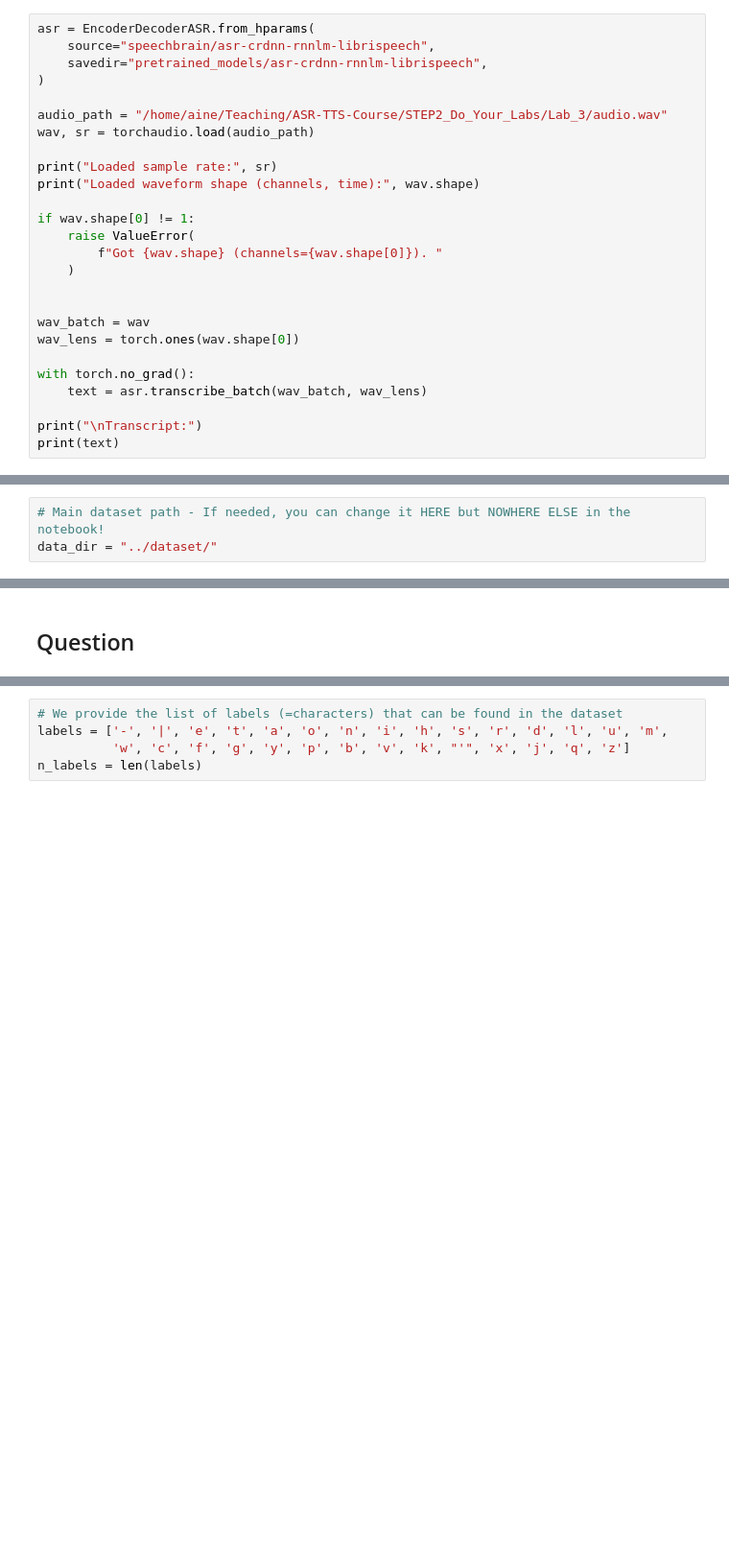
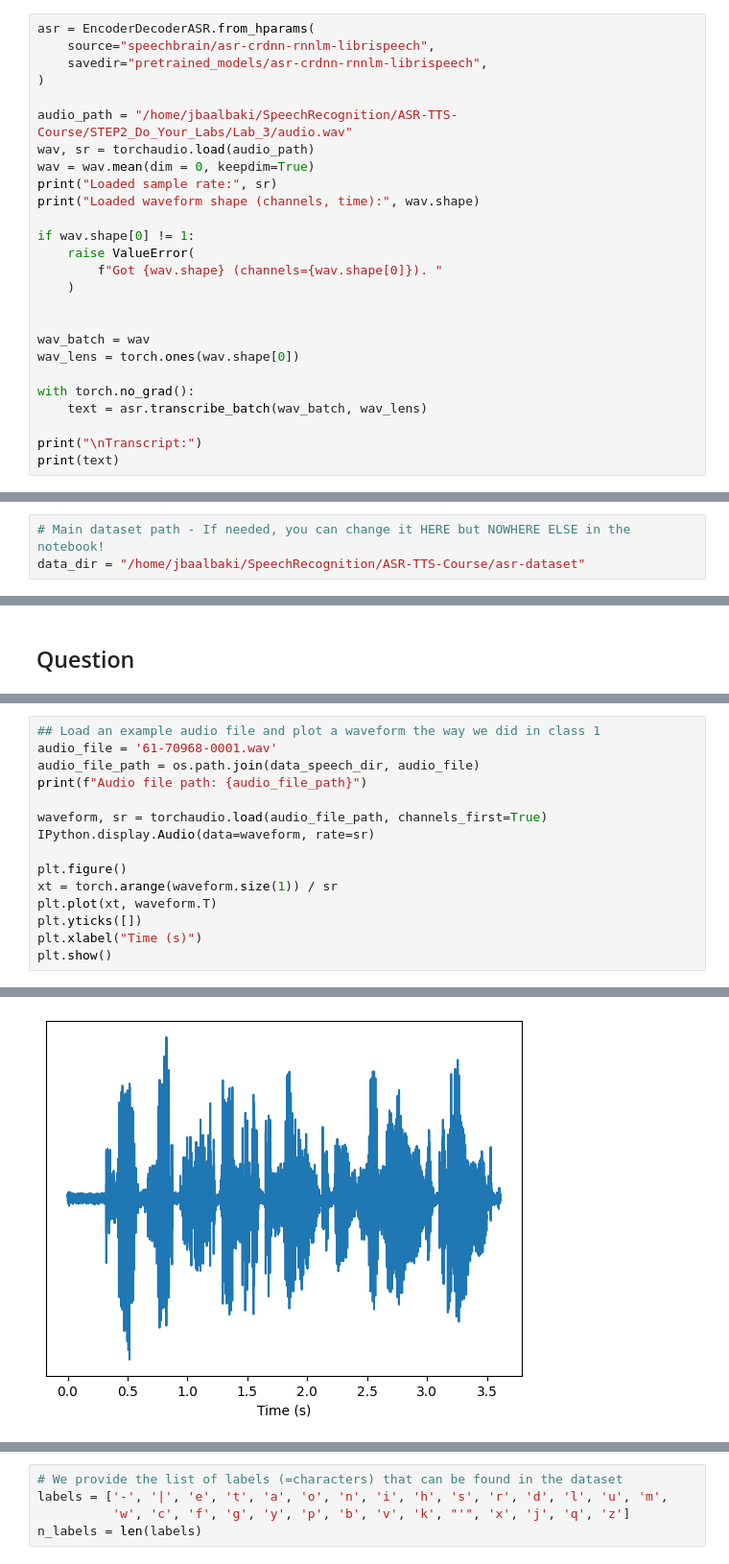
Before and after one commit to BaalbakiJ/ASR-TTS-Course, a Jupyter notebook: STEP2_Do_Your_Labs/Lab_3/lab3_asr_finetuning_complete.ipynb, the cells around one changed output, grey strips where cells are left out. Shown at 96% size. Cells and saved outputs as stored; diff of their text form; blank space fills up the shorter version.

```diff
--- a/STEP2_Do_Your_Labs/Lab_3/lab3_asr_finetuning_complete.ipynb
+++ b/STEP2_Do_Your_Labs/Lab_3/lab3_asr_finetuning_complete.ipynb
@@ -284,9 +337,9 @@ asr = EncoderDecoderASR.from_hparams(
     savedir="pretrained_models/asr-crdnn-rnnlm-librispeech",
 )
 
-audio_path = "/home/aine/Teaching/ASR-TTS-Course/STEP2_Do_Your_Labs/Lab_3/audio.wav"
+audio_path = "/home/jbaalbaki/SpeechRecognition/ASR-TTS-Course/STEP2_Do_Your_Labs/Lab_3/audio.wav"
 wav, sr = torchaudio.load(audio_path)
-
+wav = wav.mean(dim = 0, keepdim=True)
 print("Loaded sample rate:", sr)
 print("Loaded waveform shape (channels, time):", wav.shape)
 
@@ -337,7 +396,7 @@ torch.random.manual_seed(0);
 MAX_FILES = 100 # lower this number for processing a subset of the dataset
 # %%
 # Main dataset path - If needed, you can change it HERE but NOWHERE ELSE in the notebook!
-data_dir = "../dataset/"
+data_dir = "/home/jbaalbaki/SpeechRecognition/ASR-TTS-Course/asr-dataset"
 # %%
 # Speech and transcripts sub-directories paths
 data_speech_dir = os.path.join(data_dir, 'speech')
@@ -350,0 +408,16 @@ data_transc_dir = os.path.join(data_dir, 'transcription')
+# %%
+## Load an example audio file and plot a waveform the way we did in class 1
+audio_file = '61-70968-0001.wav'
+audio_file_path = os.path.join(data_speech_dir, audio_file)
+print(f"Audio file path: {audio_file_path}")
+
+waveform, sr = torchaudio.load(audio_file_path, channels_first=True)
+IPython.display.Audio(data=waveform, rate=sr)
+
+plt.figure()
+xt = torch.arange(waveform.size(1)) / sr
+plt.plot(xt, waveform.T)
+plt.yticks([])
+plt.xlabel("Time (s)")
+plt.show()
+# %% [output]
@@ -351,2 +425,3 @@ data_transc_dir = os.path.join(data_dir, 'transcription')
+[figure, added]
 # %%
 # Write a function to get true transcript. Use the previous labs to help you
```
Also changed, not shown: parts of 29 cells of this notebook.
